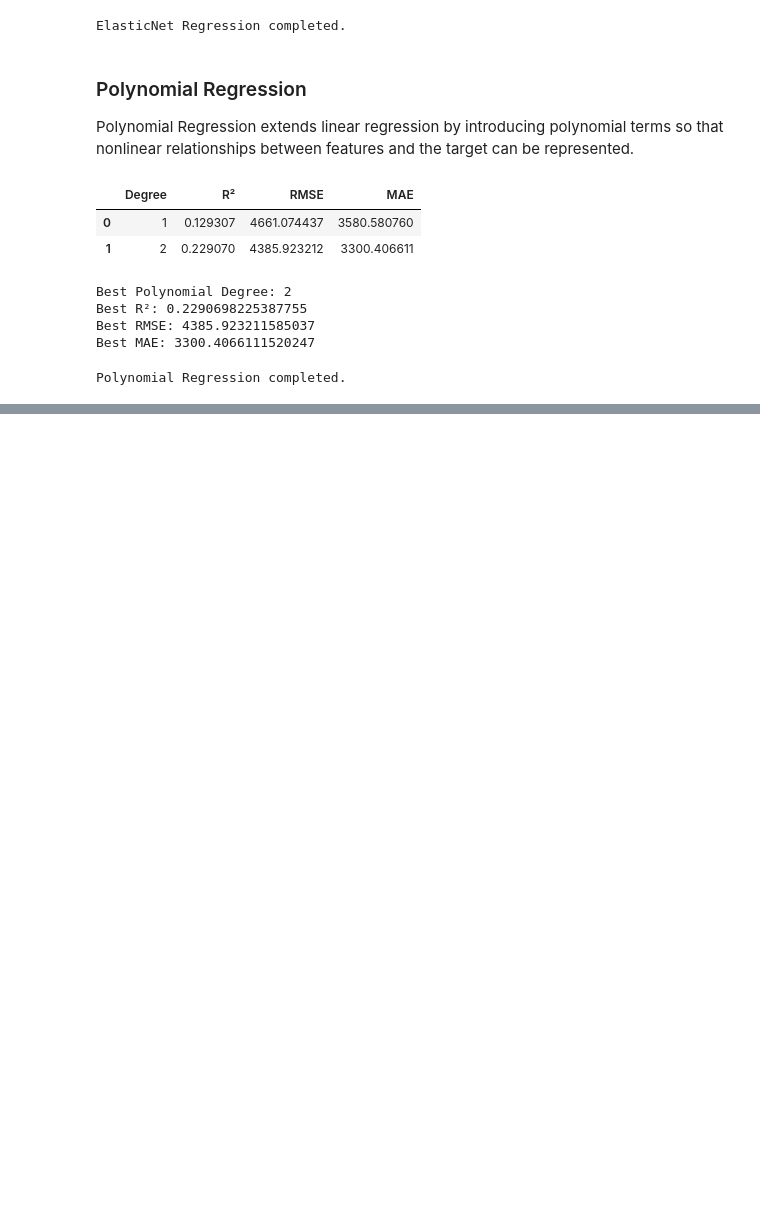
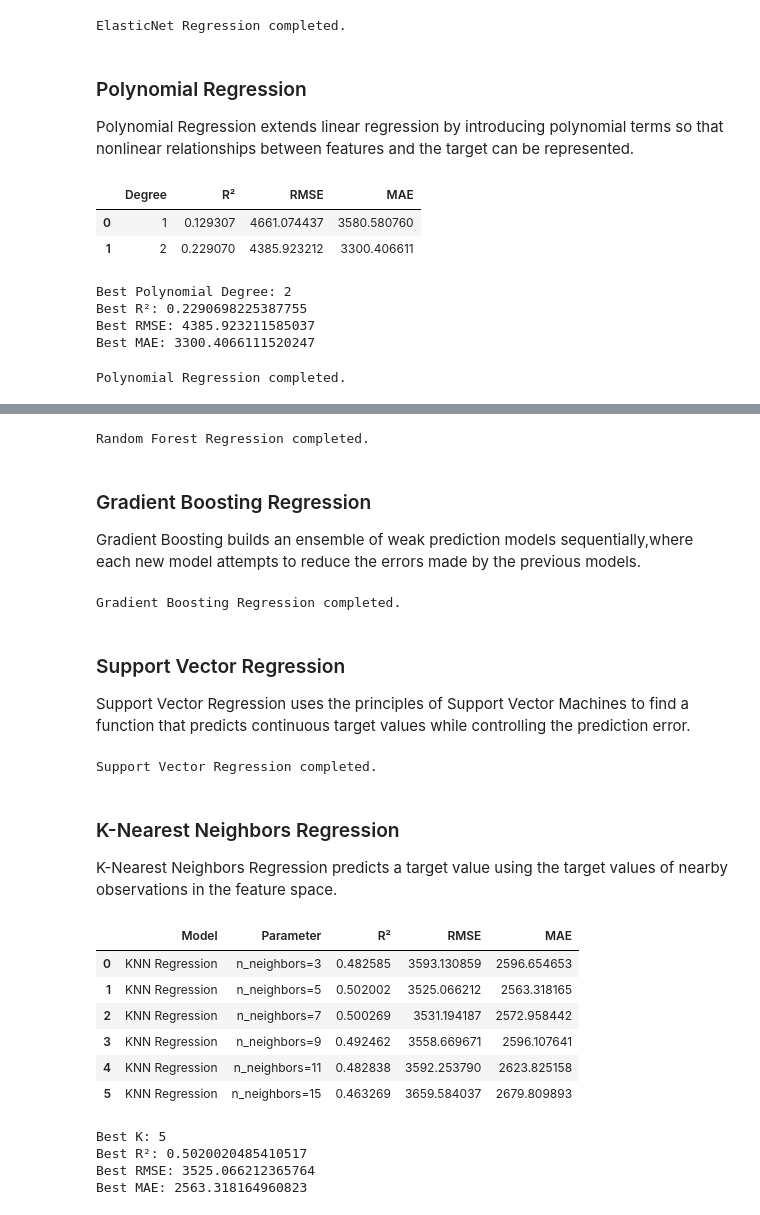
Before and after one commit to snehitha-araveti/ML-Capstone-Project-2026, a Jupyter notebook: notebooks/regression.ipynb, the cells around one changed output, grey strips where cells are left out. Drawn from its saved outputs; the diff is of its cells as text; code cells hidden in the pictures; blank space fills up the shorter version.

```diff
--- a/notebooks/regression.ipynb
+++ b/notebooks/regression.ipynb
@@ -702,0 +707,5 @@ Polynomial Regression completed.
+# %%
+decision_tree_model = DecisionTreeRegressor(random_state=42)
+decision_tree_model.fit(X_train_scaled, Y_train)
+decision_tree_pred = decision_tree_model.predict(X_test_scaled)
+print("Decision Tree Regression completed.")
@@ -702,0 +718,74 @@ Polynomial Regression completed.
+# %%
+random_forest_model = RandomForestRegressor(n_estimators=100,random_state=42,n_jobs=-1)
+random_forest_model.fit(X_train_scaled, Y_train)
+random_forest_pred = random_forest_model.predict(X_test_scaled)
+print("Random Forest Regression completed.")
+# %% [output]
+Random Forest Regression completed.
+# %% [markdown]
+### Gradient Boosting Regression
+
+Gradient Boosting builds an ensemble of weak prediction models sequentially,where each new model attempts to reduce the errors made by the previous
+models.
+# %%
+gradient_boosting_model = GradientBoostingRegressor(random_state=42)
+gradient_boosting_model.fit(X_train_scaled, Y_train)
+gradient_boosting_pred = gradient_boosting_model.predict(X_test_scaled)
+print("Gradient Boosting Regression completed.")
+# %% [output]
+Gradient Boosting Regression completed.
+# %% [markdown]
+### Support Vector Regression
+
+Support Vector Regression uses the principles of Support Vector Machines to find a function that predicts continuous target values while controlling the
+prediction error.
+# %%
+svr_model = LinearSVR(max_iter=10000)
+svr_model.fit(X_train_scaled, Y_train)
+svr_pred = svr_model.predict(X_test_scaled)
+print("Support Vector Regression completed.")
+# %% [output]
+Support Vector Regression completed.
+# %% [markdown]
+### K-Nearest Neighbors Regression
+
+K-Nearest Neighbors Regression predicts a target value using the target values of nearby observations in the feature space.
+# %%
+knn_results = []
+
+for neighbors in [3, 5, 7, 9, 11,15]:
+
+    kmodel = KNeighborsRegressor(n_neighbors=neighbors,n_jobs=-1)
+    kmodel.fit(X_train_scaled, Y_train)
+    predictions = kmodel.predict(X_test_scaled)
+
+    knn_results.append({
+        "Model": "KNN Regression",
+        "Parameter": f"n_neighbors={neighbors}",
+        "R²": r2_score(Y_test, predictions),
+        "RMSE": np.sqrt(mean_squared_error(Y_test, predictions)),
+        "MAE": mean_absolute_error(Y_test, predictions)
+    })
+
+knn_results_df = pd.DataFrame(knn_results)
+knn_results_df
+# %% [output]
+|  | Model | Parameter | R² | RMSE | MAE |
+| 0 | KNN Regression | n_neighbors=3 | 0.482585 | 3593.130859 | 2596.654653 |
+| 1 | KNN Regression | n_neighbors=5 | 0.502002 | 3525.066212 | 2563.318165 |
+| 2 | KNN Regression | n_neighbors=7 | 0.500269 | 3531.194187 | 2572.958442 |
+| 3 | KNN Regression | n_neighbors=9 | 0.492462 | 3558.669671 | 2596.107641 |
+| 4 | KNN Regression | n_neighbors=11 | 0.482838 | 3592.253790 | 2623.825158 |
+| 5 | KNN Regression | n_neighbors=15 | 0.463269 | 3659.584037 | 2679.809893 |
+# %%
+best_knn_row = knn_results_df.loc[knn_results_df["R²"].idxmax()]
+best_knn_k = int(best_knn_row["Parameter"].replace("n_neighbors=", ""))
+print("Best K:", best_knn_k)
+print("Best R²:", best_knn_row["R²"])
+print("Best RMSE:", best_knn_row["RMSE"])
+print("Best MAE:", best_knn_row["MAE"])
+# %% [output]
+Best K: 5
+Best R²: 0.5020020485410517
+Best RMSE: 3525.066212365764
+Best MAE: 2563.318164960823
```
Also changed, not shown: parts of 23 cells of this notebook.
